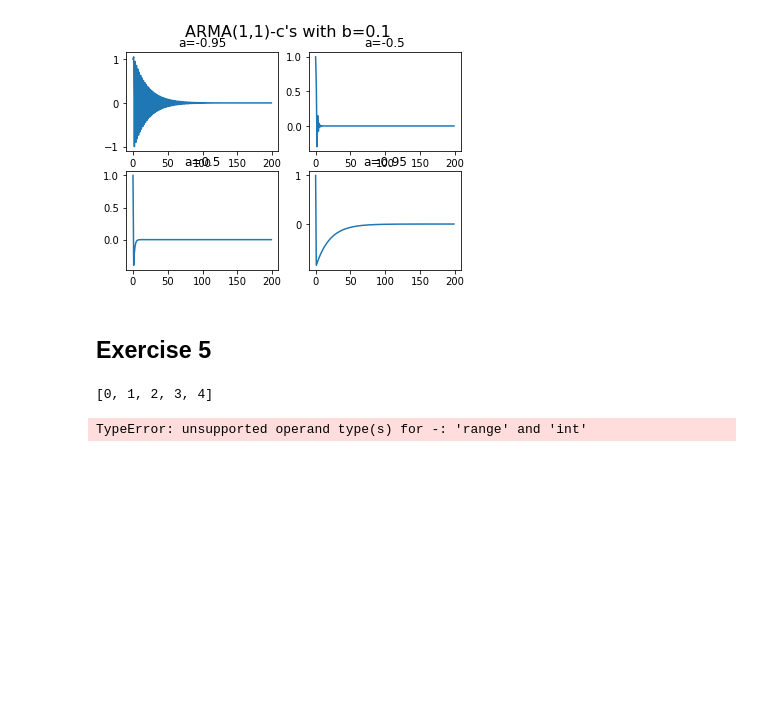
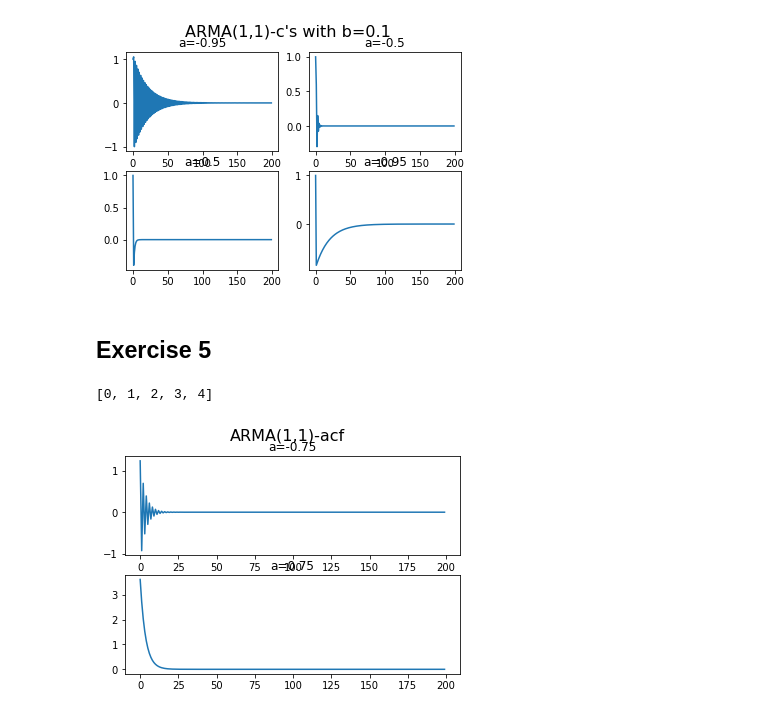
Before and after one commit to ChriWalsh/Zeitreihenanalyse, a Jupyter notebook: uebung3/uebung3.ipynb, the cells around one changed output. Drawn from its saved outputs; the diff is of its cells as text; code cells hidden in the pictures; blank space fills up the shorter version.

```diff
--- a/uebung3/uebung3.ipynb
+++ b/uebung3/uebung3.ipynb
@@ -155,27 +155,24 @@ plt.show()
 # %%
 # Define acf:
 def acf_arma11(h, a, b, sigma):
-    def gamma(lag):
-        sigma**2 * a**(lag-1) * (b + a + (b+a)**2 * a / (1-a**2))
-    if isinstance(h, list or range):
-        return [gamma(lag) for lag in h]
-    else:
-        return gamma(h)
+    return sigma**2 * a**(h-1) * (b + a + (b+a)**2 * a / (1-a**2))
 
 # Provide settings:
 # list((a, b, sigma), (...))
-a_list = [(-0.75), (-0.75)]
+a_list = [(-0.75), (0.75)]
 h_len = 200
 h_list = range(h_len)
-acf_list = [acf_arma11(h_list, a, 0.25, 1) for a in a_list]
+acf_list = [[acf_arma11(h, a, 0.25, 1)
+            for h in h_list]
+            for a in a_list]
 
 # Plot result:
 fig = plt.figure()
 fig.suptitle(f'ARMA(1,1)-acf', fontsize=16)
-for i, params in enumerate(a_list):
+for i, a in enumerate(a_list):
     ax = fig.add_subplot(2,1,i+1)
     ax.plot(h_list, acf_list[i])
     ax.title.set_text(f'a={a}')
 plt.show()
 # %% [output]
-TypeError: unsupported operand type(s) for -: 'range' and 'int'
+[figure, added]
```
